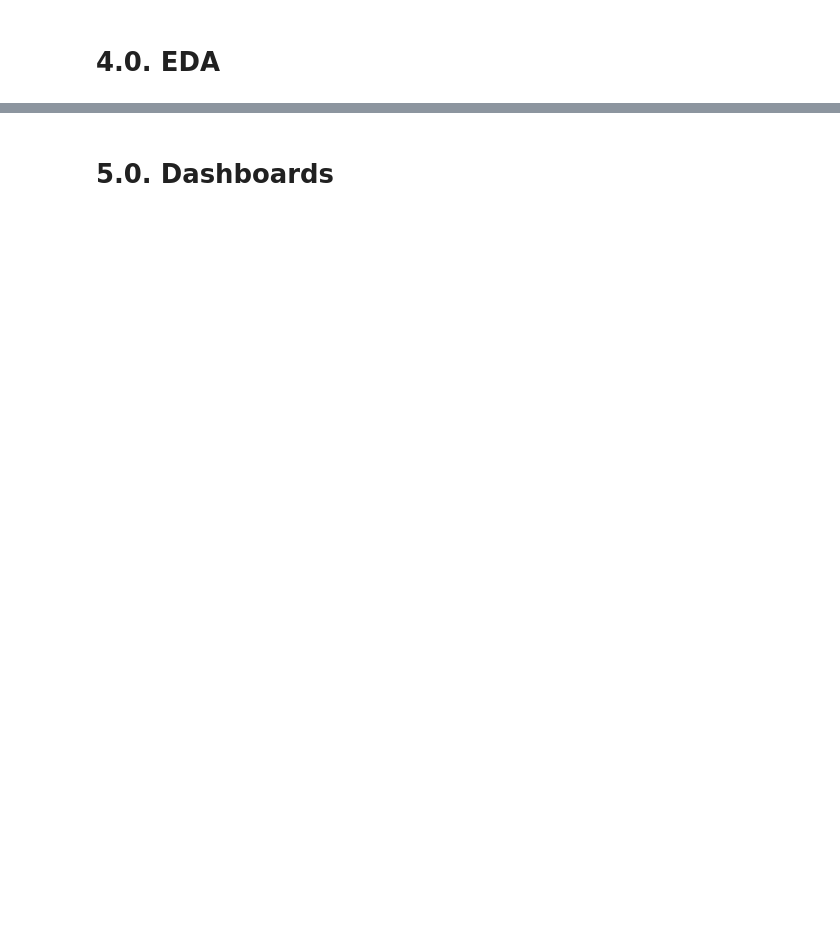
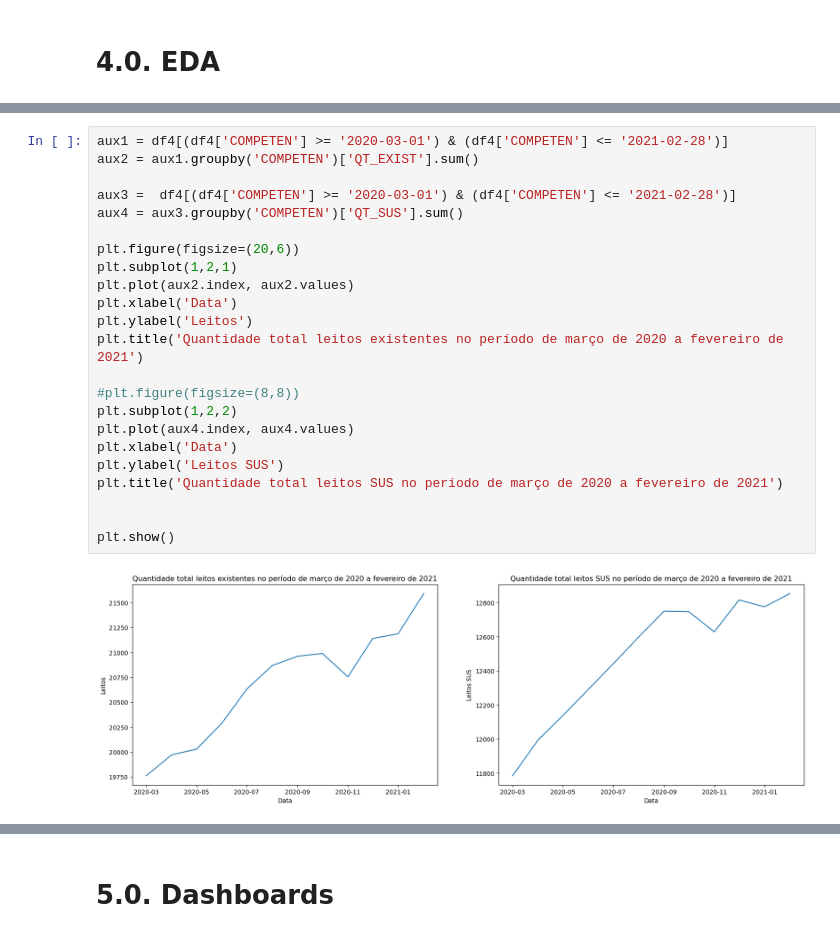
Before and after one commit to math-prog/covid19_leitos_go, a Jupyter notebook: notebooks/0.0-mso-covid_19_leitos.ipynb, the cells around one changed output, grey strips where cells are left out. Cells and saved outputs as stored; diff of their text form; blank space fills up the shorter version.

```diff
--- a/notebooks/0.0-mso-covid_19_leitos.ipynb
+++ b/notebooks/0.0-mso-covid_19_leitos.ipynb
@@ -246,0 +316,25 @@ dtype: int64
+# %%
+aux1 = df4[(df4['COMPETEN'] >= '2020-03-01') & (df4['COMPETEN'] <= '2021-02-28')]
+aux2 = aux1.groupby('COMPETEN')['QT_EXIST'].sum()
+
+aux3 =  df4[(df4['COMPETEN'] >= '2020-03-01') & (df4['COMPETEN'] <= '2021-02-28')]
+aux4 = aux3.groupby('COMPETEN')['QT_SUS'].sum()
+
+plt.figure(figsize=(20,6))
+plt.subplot(1,2,1)
+plt.plot(aux2.index, aux2.values)
+plt.xlabel('Data')
+plt.ylabel('Leitos')
+plt.title('Quantidade total leitos existentes no período de março de 2020 a fevereiro de 2021')
+
+#plt.figure(figsize=(8,8))
+plt.subplot(1,2,2)
+plt.plot(aux4.index, aux4.values)
+plt.xlabel('Data')
+plt.ylabel('Leitos SUS')
+plt.title('Quantidade total leitos SUS no período de março de 2020 a fevereiro de 2021')
+
+
+plt.show()
+# %% [output]
+[figure, added]
```
Also changed, not shown: parts of 23 cells of this notebook.
